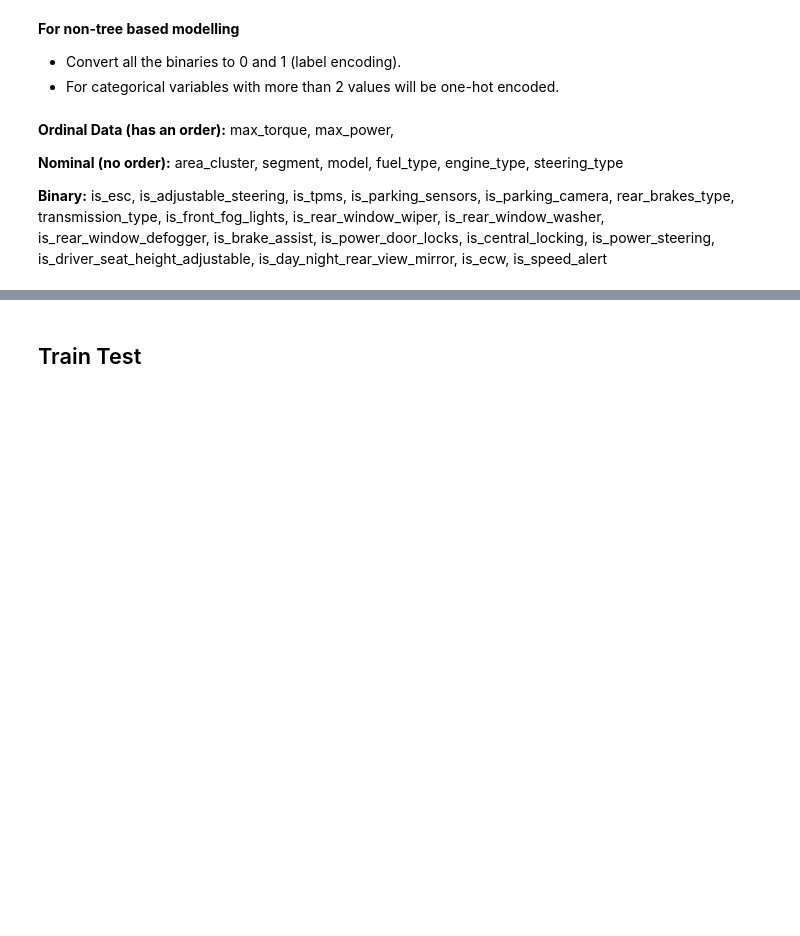
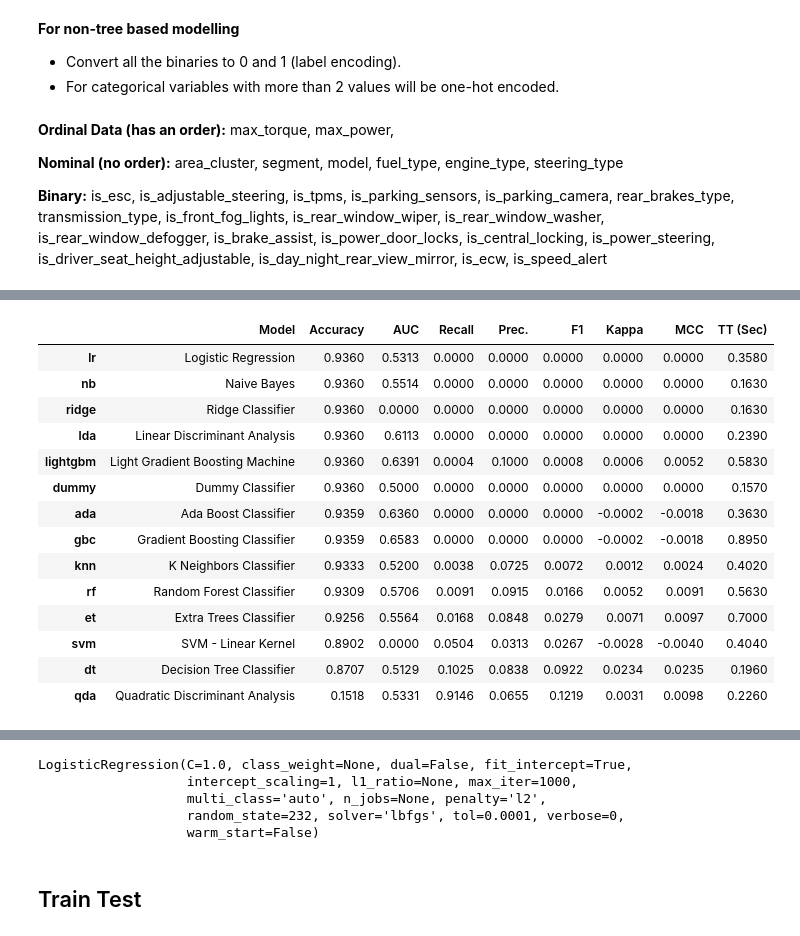
Before and after one commit to AI-13/Car-Insurance-Claim-Prediction, a Jupyter notebook: Car Insurance Claim Modelling 1.ipynb, the cells around one changed output, grey strips where cells are left out. Cells and saved outputs as stored; diff of their text form; code cells hidden in the pictures; blank space fills up the shorter version.

```diff
--- a/Car Insurance Claim Modelling 1.ipynb
+++ b/Car Insurance Claim Modelling 1.ipynb
@@ -248,0 +300,3 @@ is_central_locking, is_power_steering, is_driver_seat_height_adjustable, is_day_
+# %%
+compare_models()
+# %% [output]
@@ -248,0 +304,15 @@ is_central_locking, is_power_steering, is_driver_seat_height_adjustable, is_day_
+|  | Model | Accuracy | AUC | Recall | Prec. | F1 | Kappa | MCC | TT (Sec) |
+| lr | Logistic Regression | 0.9360 | 0.5313 | 0.0000 | 0.0000 | 0.0000 | 0.0000 | 0.0000 | 0.3580 |
+| nb | Naive Bayes | 0.9360 | 0.5514 | 0.0000 | 0.0000 | 0.0000 | 0.0000 | 0.0000 | 0.1630 |
+| ridge | Ridge Classifier | 0.9360 | 0.0000 | 0.0000 | 0.0000 | 0.0000 | 0.0000 | 0.0000 | 0.1630 |
+| lda | Linear Discriminant Analysis | 0.9360 | 0.6113 | 0.0000 | 0.0000 | 0.0000 | 0.0000 | 0.0000 | 0.2390 |
+| lightgbm | Light Gradient Boosting Machine | 0.9360 | 0.6391 | 0.0004 | 0.1000 | 0.0008 | 0.0006 | 0.0052 | 0.5830 |
+| dummy | Dummy Classifier | 0.9360 | 0.5000 | 0.0000 | 0.0000 | 0.0000 | 0.0000 | 0.0000 | 0.1570 |
+| ada | Ada Boost Classifier | 0.9359 | 0.6360 | 0.0000 | 0.0000 | 0.0000 | -0.0002 | -0.0018 | 0.3630 |
+| gbc | Gradient Boosting Classifier | 0.9359 | 0.6583 | 0.0000 | 0.0000 | 0.0000 | -0.0002 | -0.0018 | 0.8950 |
+| knn | K Neighbors Classifier | 0.9333 | 0.5200 | 0.0038 | 0.0725 | 0.0072 | 0.0012 | 0.0024 | 0.4020 |
+| rf | Random Forest Classifier | 0.9309 | 0.5706 | 0.0091 | 0.0915 | 0.0166 | 0.0052 | 0.0091 | 0.5630 |
+| et | Extra Trees Classifier | 0.9256 | 0.5564 | 0.0168 | 0.0848 | 0.0279 | 0.0071 | 0.0097 | 0.7000 |
+| svm | SVM - Linear Kernel | 0.8902 | 0.0000 | 0.0504 | 0.0313 | 0.0267 | -0.0028 | -0.0040 | 0.4040 |
+| dt | Decision Tree Classifier | 0.8707 | 0.5129 | 0.1025 | 0.0838 | 0.0922 | 0.0234 | 0.0235 | 0.1960 |
+| qda | Quadratic Discriminant Analysis | 0.1518 | 0.5331 | 0.9146 | 0.0655 | 0.1219 | 0.0031 | 0.0098 | 0.2260 |
@@ -249,3 +320,8 @@ is_central_locking, is_power_steering, is_driver_seat_height_adjustable, is_day_
+LogisticRegression(C=1.0, class_weight=None, dual=False, fit_intercept=True,
+                   intercept_scaling=1, l1_ratio=None, max_iter=1000,
+                   multi_class='auto', n_jobs=None, penalty='l2',
+                   random_state=232, solver='lbfgs', tol=0.0001, verbose=0,
+                   warm_start=False)
 # %% [markdown]
 ## Train Test
 # %%
```
Also changed, not shown: parts of 7 cells of this notebook, 2 other files.
